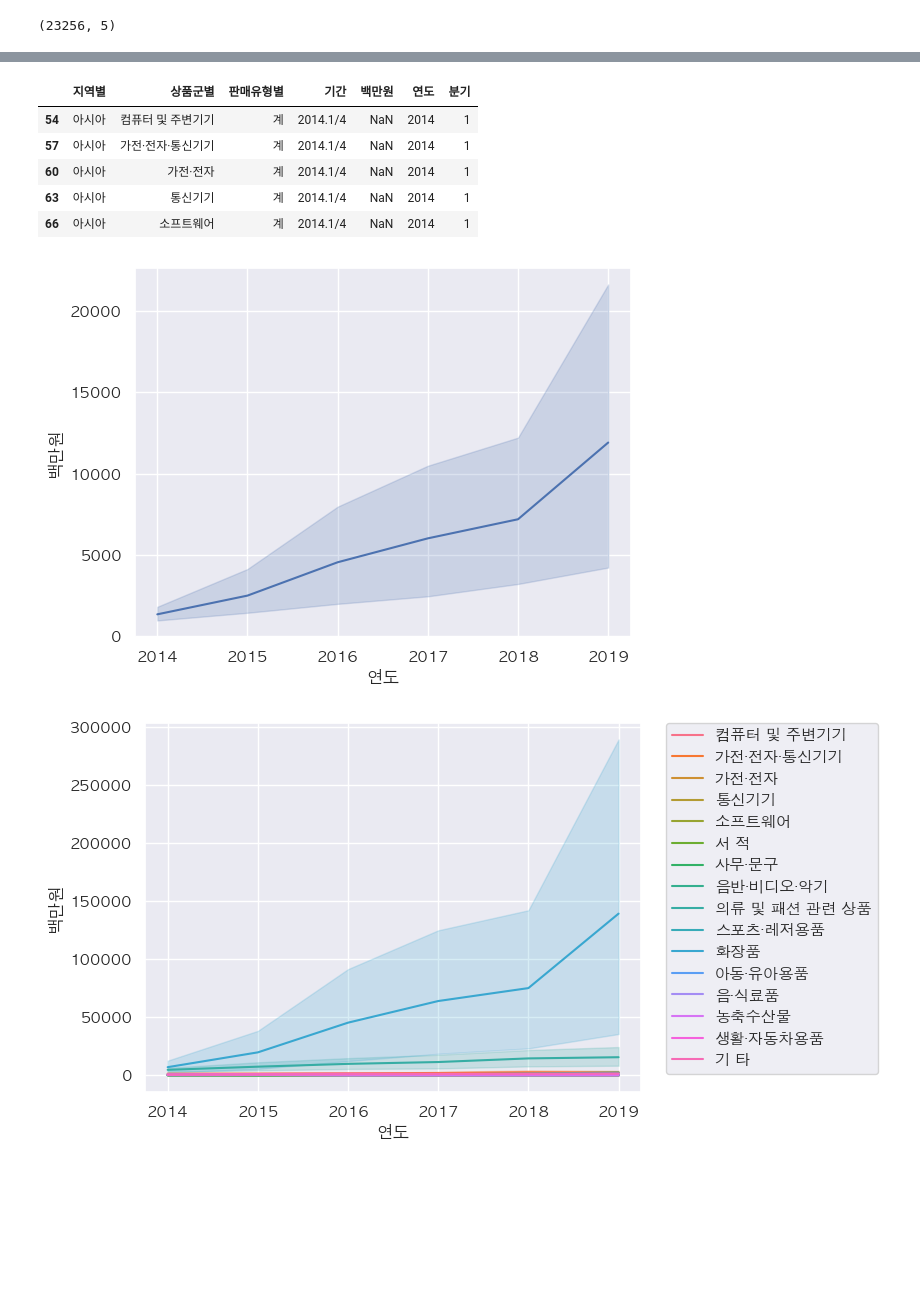
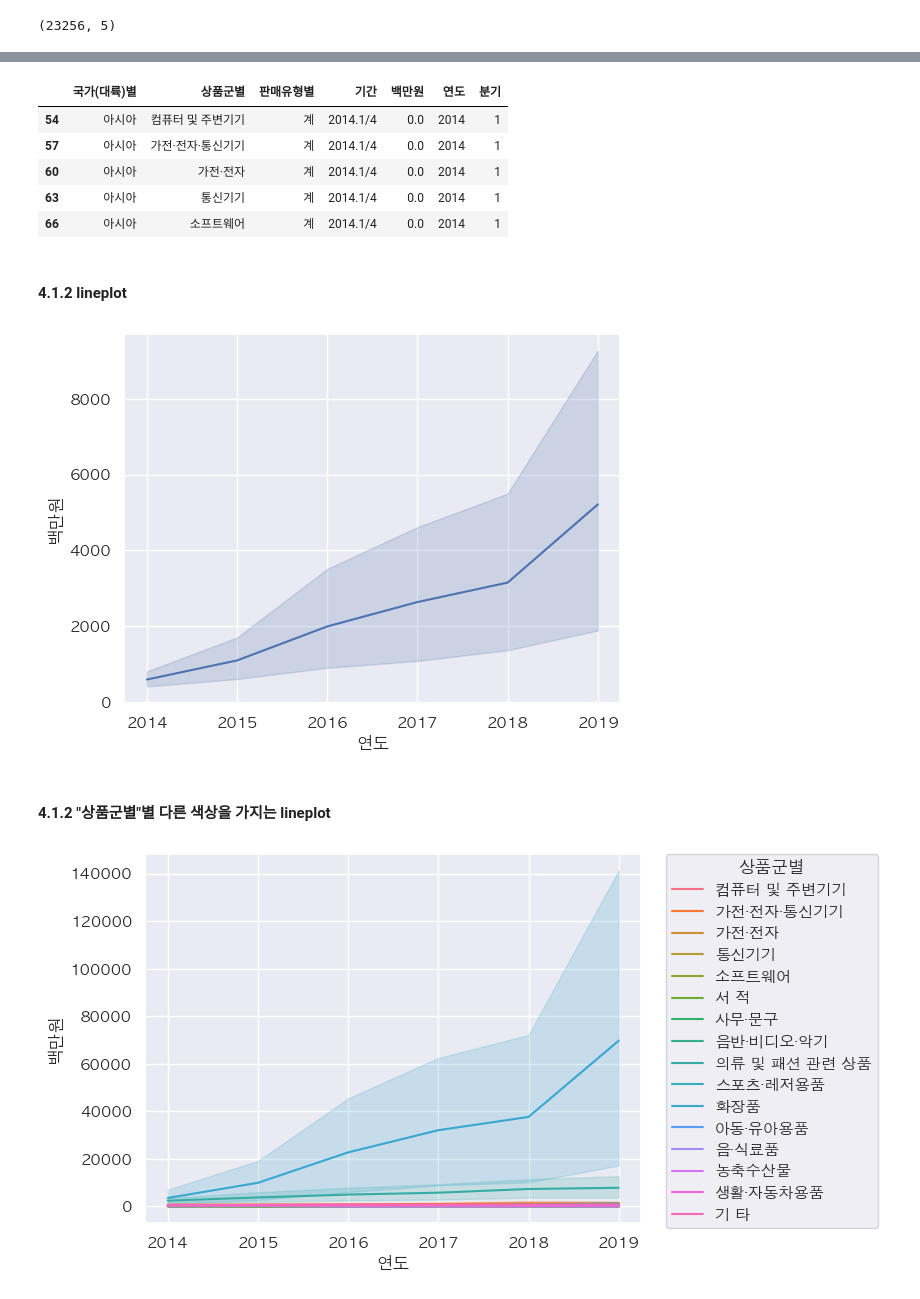
Before and after one commit to Minsoo0405/pythonbasic, a Jupyter notebook: coaching_study/coaching_study_4week.ipynb, the cells around one changed output, grey strips where cells are left out. Drawn from its saved outputs; the diff is of its cells as text; code cells hidden in the pictures; blank space fills up the shorter version.

```diff
--- a/coaching_study/coaching_study_4week.ipynb
+++ b/coaching_study/coaching_study_4week.ipynb
@@ -80,0 +89,3 @@ df.describe().head()
+# %%
+df.rename(columns={'지역별':'국가(대륙)별'}, inplace=True)
+df.columns
@@ -129,7 +147,7 @@ print(df['판매유형별'].value_counts())
 면세점 이외    323
 Name: 판매유형별, dtype: int64
 # %%
-df_new = df.melt(id_vars=['지역별', '상품군별', '판매유형별'], var_name='기간', value_name='백만원')
+df_new = df.melt(id_vars=['국가(대륙)별', '상품군별', '판매유형별'], var_name='기간', value_name='백만원')
 df_new.shape
 # %% [output]
 (23256, 5)
@@ -218,2 +236,5 @@ Data columns (total 7 columns):
 dtypes: float64(1), int64(2), object(4)
 memory usage: 1.2+ MB
+# %%
+df_new.replace({np.nan:0}, inplace=True)
+df_new
@@ -222,4 +257,4 @@ memory usage: 1.2+ MB
 # %%
-df_new = df_new[(df_new['지역별'] != '합계') & (df_new['상품군별'] != '합계')].copy()
+df_new = df_new[(df_new['국가(대륙)별'] != '합계') & (df_new['상품군별'] != '합계')].copy()
 df_new
 # %% [output]
@@ -272,20 +309,24 @@ dtype: int64
 df_total = df_new[df_new['판매유형별'] == '계'].copy()
 df_total.head()
 # %% [output]
-|  | 지역별 | 상품군별 | 판매유형별 | 기간 | 백만원 | 연도 | 분기 |
-| 54 | 아시아 | 컴퓨터 및 주변기기 | 계 | 2014.1/4 | NaN | 2014 | 1 |
-| 57 | 아시아 | 가전·전자·통신기기 | 계 | 2014.1/4 | NaN | 2014 | 1 |
-| 60 | 아시아 | 가전·전자 | 계 | 2014.1/4 | NaN | 2014 | 1 |
-| 63 | 아시아 | 통신기기 | 계 | 2014.1/4 | NaN | 2014 | 1 |
-| 66 | 아시아 | 소프트웨어 | 계 | 2014.1/4 | NaN | 2014 | 1 |
+|  | 국가(대륙)별 | 상품군별 | 판매유형별 | 기간 | 백만원 | 연도 | 분기 |
+| 54 | 아시아 | 컴퓨터 및 주변기기 | 계 | 2014.1/4 | 0.0 | 2014 | 1 |
+| 57 | 아시아 | 가전·전자·통신기기 | 계 | 2014.1/4 | 0.0 | 2014 | 1 |
+| 60 | 아시아 | 가전·전자 | 계 | 2014.1/4 | 0.0 | 2014 | 1 |
+| 63 | 아시아 | 통신기기 | 계 | 2014.1/4 | 0.0 | 2014 | 1 |
+| 66 | 아시아 | 소프트웨어 | 계 | 2014.1/4 | 0.0 | 2014 | 1 |
+# %% [markdown]
+#### 4.1.2 lineplot
 # %%
 sns.lineplot(data=df_total, x='연도', y='백만원')
 plt.show()
 # %% [output]
-[figure, old version]
+[figure, new version]
+# %% [markdown]
+#### 4.1.2 "상품군별"별 다른 색상을 가지는 lineplot
 # %%
 sns.lineplot(data=df_total, x='연도', y='백만원', hue='상품군별')
-plt.legend(bbox_to_anchor=(1.05, 1), loc=2, borderaxespad=0.)
+plt.legend(title="상품군별", bbox_to_anchor=(1.05, 1), loc=2, borderaxespad=0.)
 plt.show()
 # %% [output]
-[figure, old version]
+[figure, new version]
```
Also changed, not shown: parts of 48 cells of this notebook.
